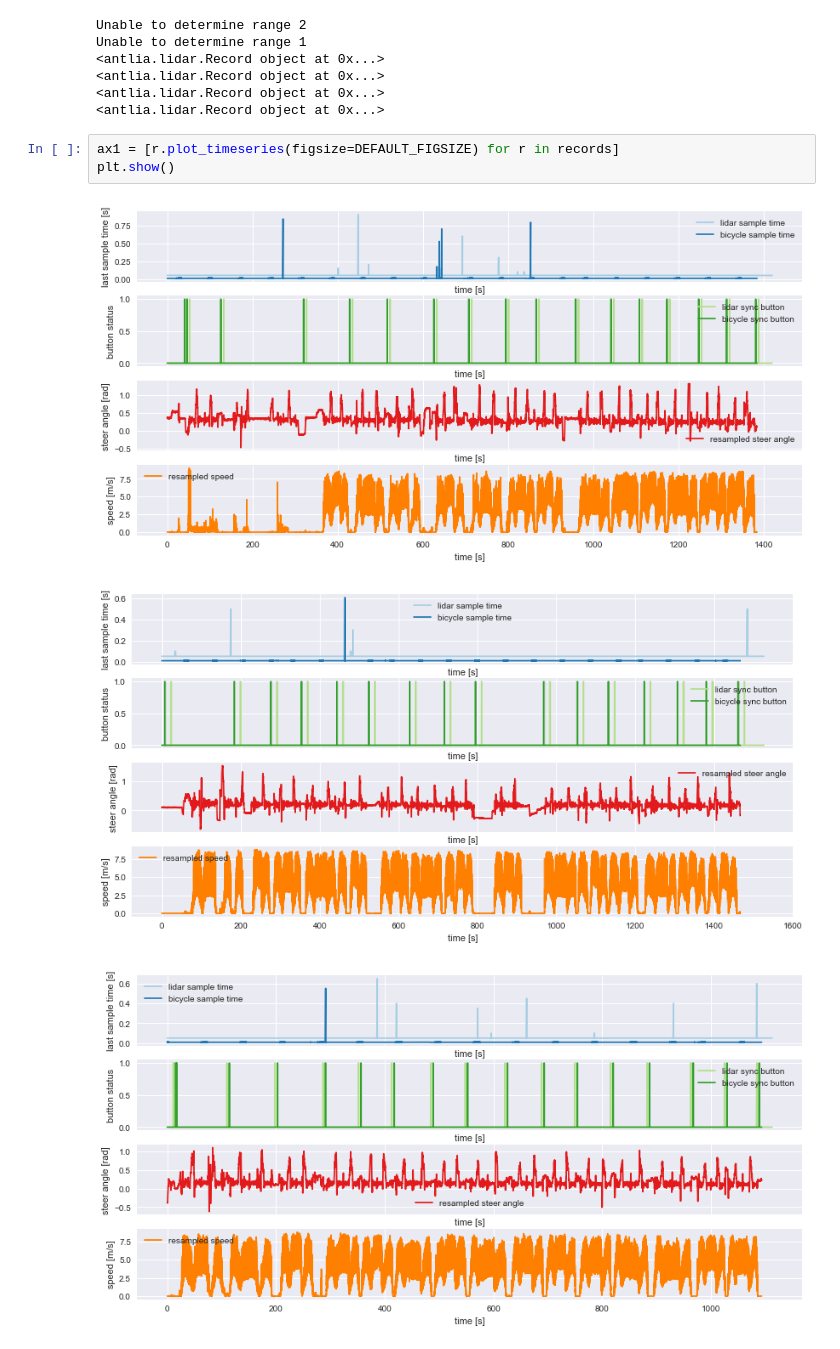
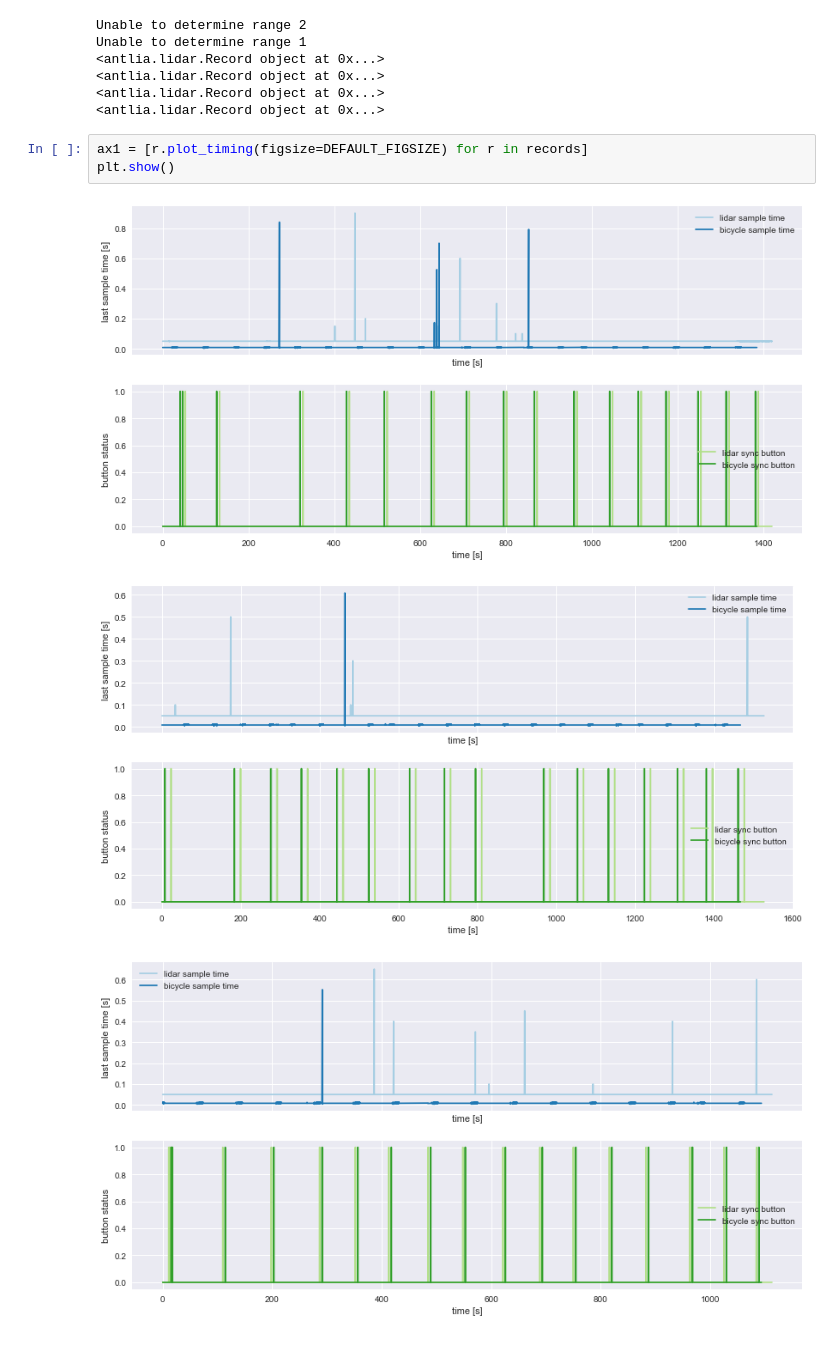
Before and after one commit to oliverlee/antlia, a Jupyter notebook: python/notebooks/sync_time_error.ipynb, the cells around one changed output. Drawn from its saved outputs; the diff is of its cells as text.

Commit message:
Fix Record timing plot
Rename Record method plot_timeseries() to plot_timing(). Remove bicycle
signal plots from timing plot.

```diff
--- a/python/notebooks/sync_time_error.ipynb
+++ b/python/notebooks/sync_time_error.ipynb
@@ -38,9 +38,9 @@ Unable to determine range 1
 <antlia.lidar.Record object at 0x...>
 <antlia.lidar.Record object at 0x...>
 # %%
-ax1 = [r.plot_timeseries(figsize=DEFAULT_FIGSIZE) for r in records]
+ax1 = [r.plot_timing(figsize=DEFAULT_FIGSIZE) for r in records]
 plt.show()
 # %% [output]
-[figure, old version]
+[figure, new version]
-[figure, old version]
+[figure, new version]
-[figure, old version]
+[figure, new version]
```
Also changed, not shown: parts of 3 cells of this notebook, 1 other file.
